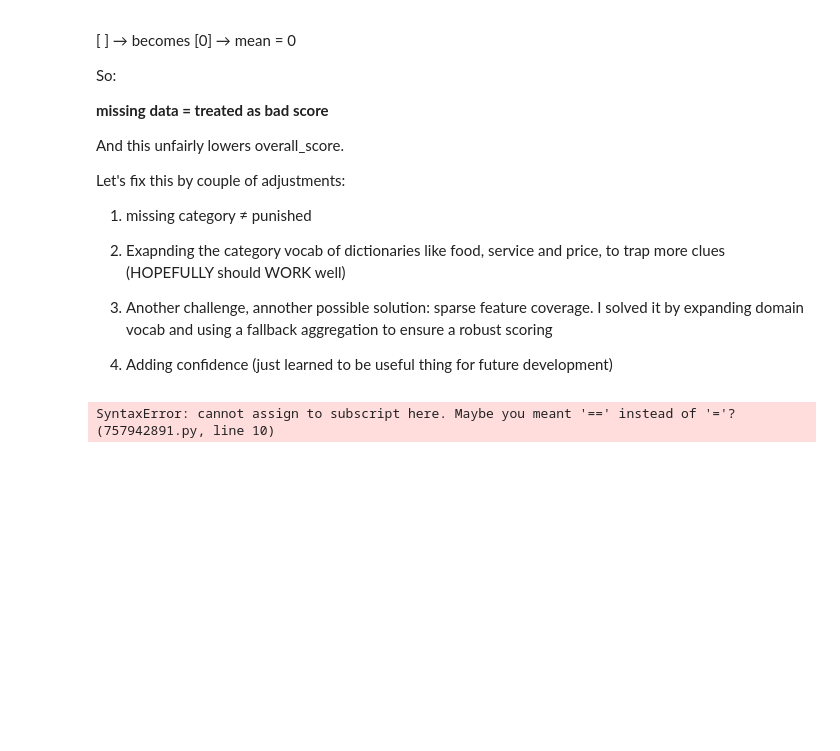
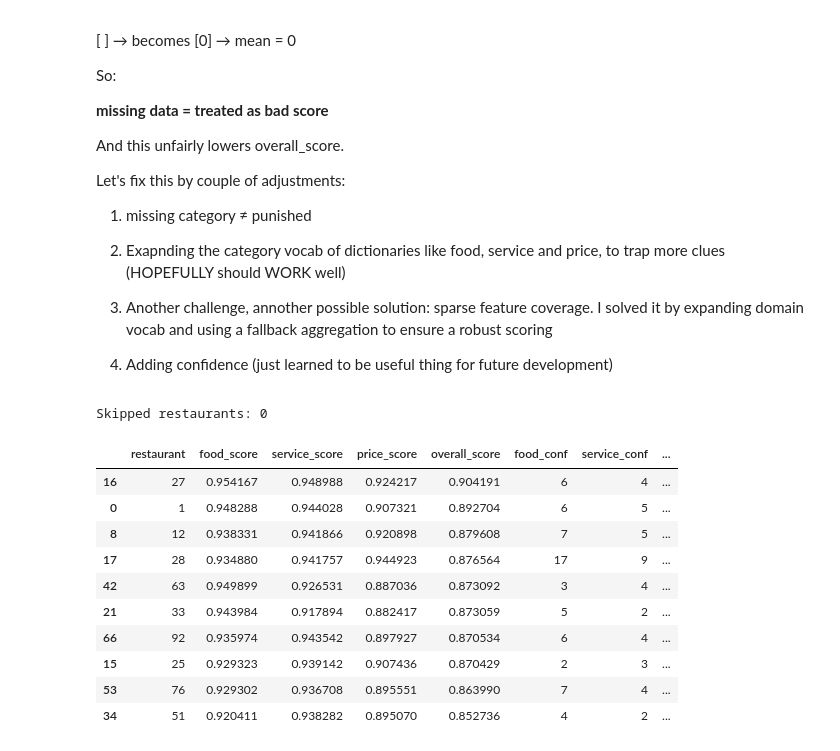
Before and after one commit to its30NA/berlin_bites, a Jupyter notebook: notebooks/03. eda.ipynb, the cells around one changed output. Cells and saved outputs as stored; diff of their text form; code cells hidden in the pictures; blank space fills up the shorter version.

```diff
--- a/notebooks/03. eda.ipynb
+++ b/notebooks/03. eda.ipynb
@@ -785,26 +785,37 @@ results = Parallel(n_jobs=-1)(
 # %%
 num_none = sum(r is None for r in results)
 print(f"Skipped restaurants: {num_none}")
 
 results = [r for r in results if r is not None]
 
 foodservprice_results_df = pd.DataFrame(results)
 
 foodservprice_results_df = foodservprice_results_df[
     (foodservprice_results_df["food_conf"] >= 2) &
-    (foodservprice_results_df["service_conf"] = 2)
+    (foodservprice_results_df["service_conf"] >= 2)
 ]
 
 foodservprice_results_df[["food_score","service_score","price_score"]] = \
     (foodservprice_results_df[["food_score","service_score","price_score"]] + 1) / 2
 
 foodservprice_results_df = foodservprice_results_df.merge(
     df[["restaurant", "title"]].drop_duplicates(),
     on="restaurant"
 )
 
 foodservprice_results_df.to_csv("../data/raw/berlin_reviews_foodserviceprice.csv", index=False)
 foodservprice_results_df.sort_values("overall_score", ascending=False).head(10)
 # %% [output]
-SyntaxError: cannot assign to subscript here. Maybe you meant '==' instead of '='? (757942891.py, line 10)
+Skipped restaurants: 0
+|  | restaurant | food_score | service_score | price_score | overall_score | food_conf | service_conf | ... |
+| 16 | 27 | 0.954167 | 0.948988 | 0.924217 | 0.904191 | 6 | 4 | ... |
+| 0 | 1 | 0.948288 | 0.944028 | 0.907321 | 0.892704 | 6 | 5 | ... |
+| 8 | 12 | 0.938331 | 0.941866 | 0.920898 | 0.879608 | 7 | 5 | ... |
+| 17 | 28 | 0.934880 | 0.941757 | 0.944923 | 0.876564 | 17 | 9 | ... |
+| 42 | 63 | 0.949899 | 0.926531 | 0.887036 | 0.873092 | 3 | 4 | ... |
+| 21 | 33 | 0.943984 | 0.917894 | 0.882417 | 0.873059 | 5 | 2 | ... |
+| 66 | 92 | 0.935974 | 0.943542 | 0.897927 | 0.870534 | 6 | 4 | ... |
+| 15 | 25 | 0.929323 | 0.939142 | 0.907436 | 0.870429 | 2 | 3 | ... |
+| 53 | 76 | 0.929302 | 0.936708 | 0.895551 | 0.863990 | 7 | 4 | ... |
+| 34 | 51 | 0.920411 | 0.938282 | 0.895070 | 0.852736 | 4 | 2 | ... |
 # %%
```
Also changed, not shown: parts of 7 cells of this notebook.
